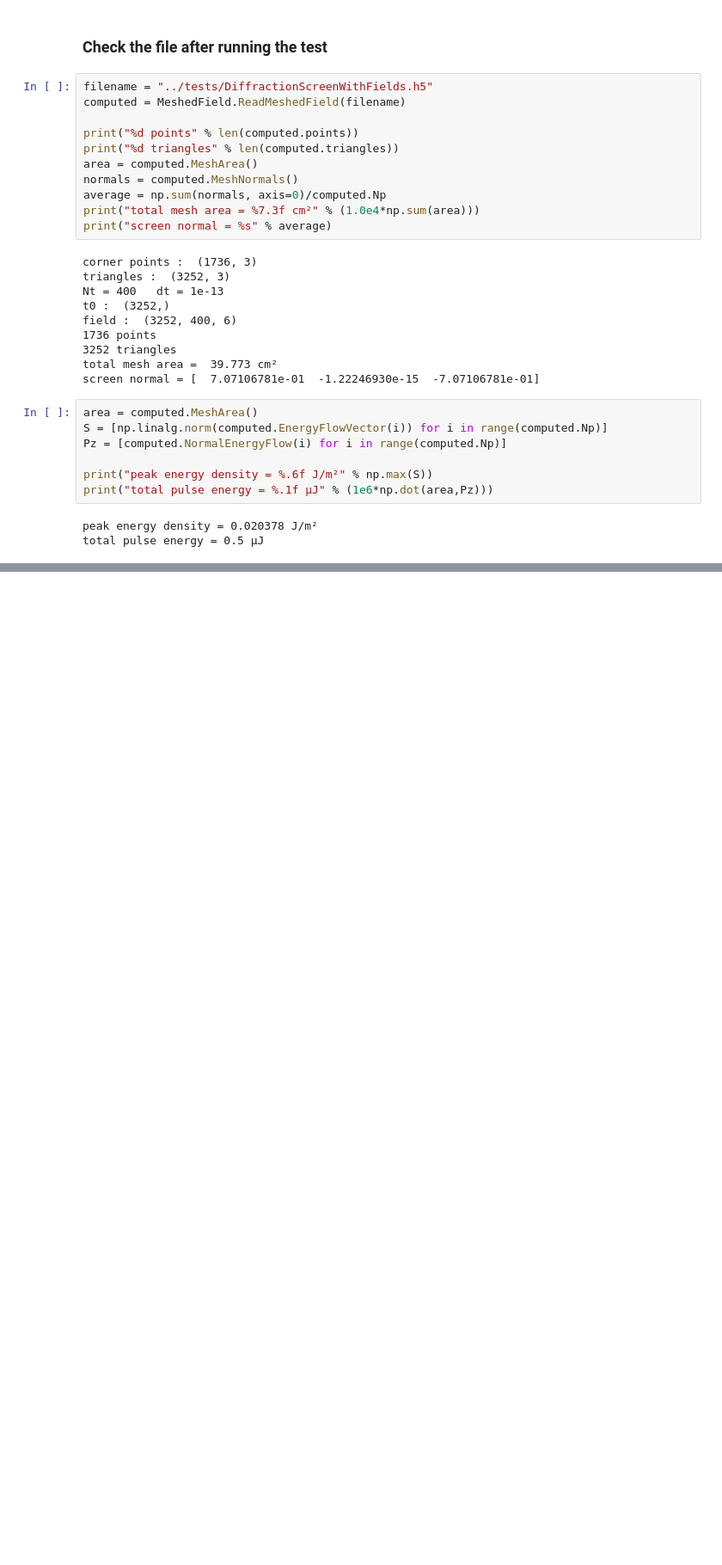
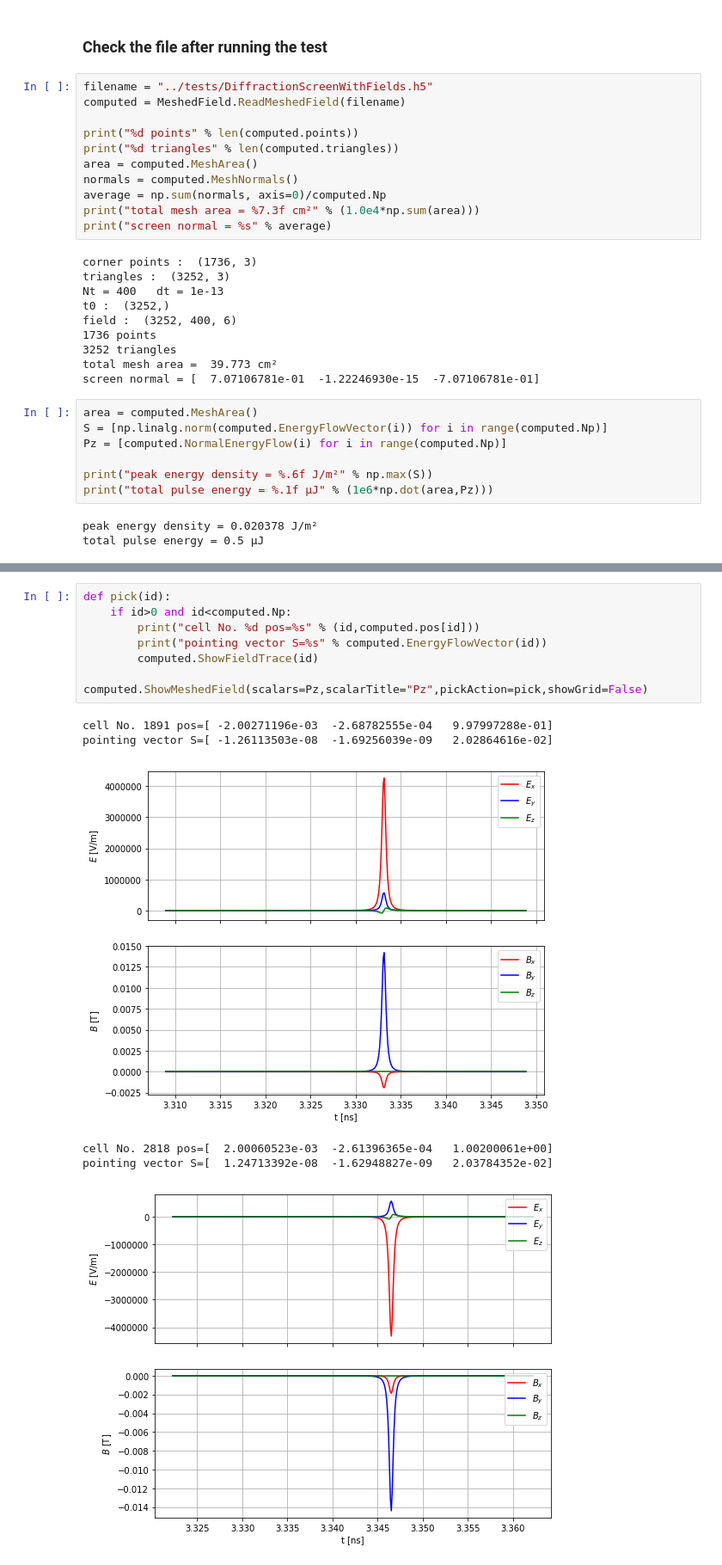
Before and after one commit to lehnertu/TEUFEL, a Jupyter notebook: scripts/CreateDiffractionScreen.ipynb, the cells around one changed output, grey strips where cells are left out. Shown: that part at 86% size. Drawn from its saved outputs; the diff is of its cells as text; blank space fills up the shorter version.

```diff
--- a/scripts/CreateDiffractionScreen.ipynb
+++ b/scripts/CreateDiffractionScreen.ipynb
@@ -132 +130,16 @@ total pulse energy = 0.5 µJ
 [figure]
+# %%
+def pick(id):
+    if id>0 and id<computed.Np:
+        print("cell No. %d pos=%s" % (id,computed.pos[id]))
+        print("pointing vector S=%s" % computed.EnergyFlowVector(id))
+        computed.ShowFieldTrace(id)
+
+computed.ShowMeshedField(scalars=Pz,scalarTitle="Pz",pickAction=pick,showGrid=False)
+# %% [output]
+cell No. 1891 pos=[ -2.00271196e-03  -2.68782555e-04   9.97997288e-01]
+pointing vector S=[ -1.26113503e-08  -1.69256039e-09   2.02864616e-02]
+[figure, added]
+cell No. 2818 pos=[  2.00060523e-03  -2.61396365e-04   1.00200061e+00]
+pointing vector S=[  1.24713392e-08  -1.62948827e-09   2.03784352e-02]
+[figure, added]
```
Also changed, not shown: parts of 2 cells of this notebook, 1 other file.
